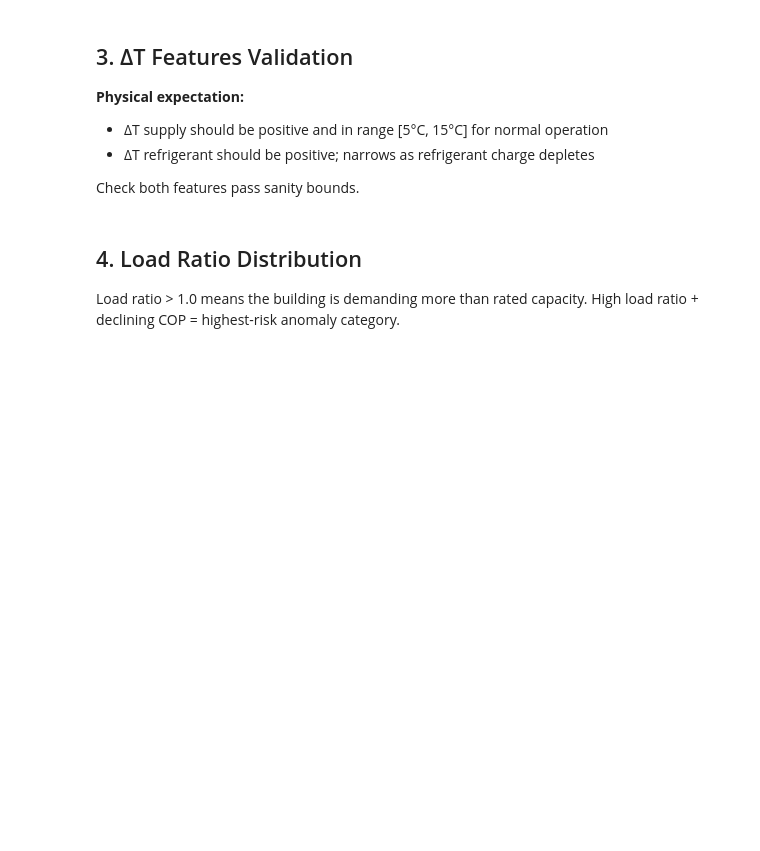
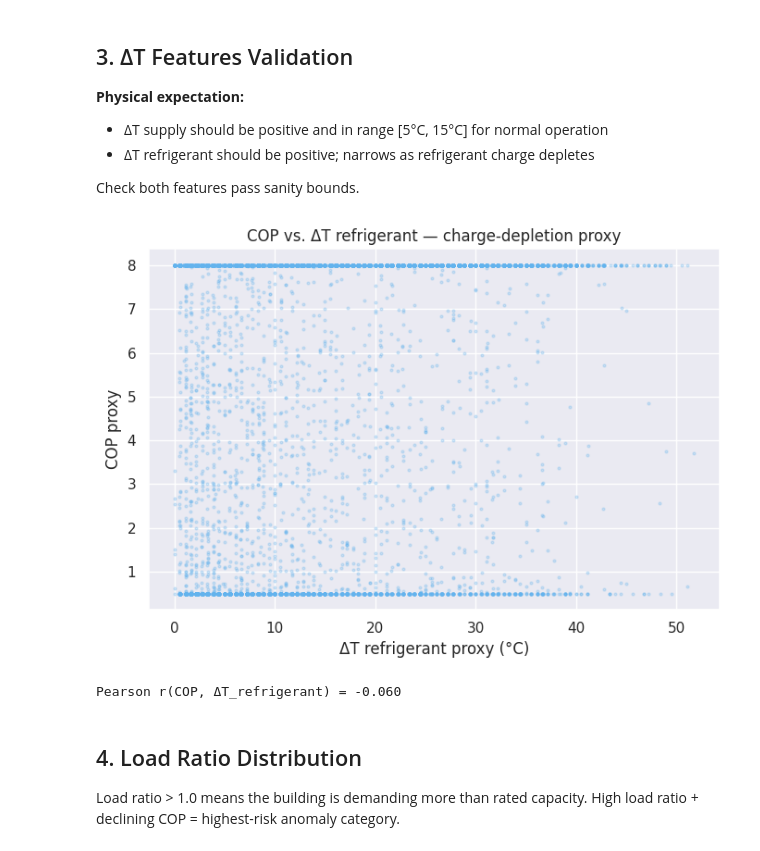
Before and after one commit to aalias01/hvac-equipment-health, a Jupyter notebook: notebooks/02_feature_engineering.ipynb, the cells around one changed output. Drawn from its saved outputs; the diff is of its cells as text; code cells hidden in the pictures; blank space fills up the shorter version.

```diff
--- a/notebooks/02_feature_engineering.ipynb
+++ b/notebooks/02_feature_engineering.ipynb
@@ -53,3 +79,20 @@ Check both features pass sanity bounds.
+# %%
+sample = df.sample(min(20000, len(df)), random_state=42)
+fig, ax = plt.subplots(figsize=(7, 5))
+ax.scatter(sample['delta_t_refrigerant_proxy'], sample['cop_proxy'],
+           s=4, alpha=0.25, color='#63b3ed')
+ax.set_xlabel('ΔT refrigerant proxy (°C)')
+ax.set_ylabel('COP proxy')
+ax.set_title('COP vs. ΔT refrigerant — charge-depletion proxy')
+plt.tight_layout()
+fig.savefig(figures / '02_cop_vs_deltaT.png', dpi=120)
+plt.show()
+
+corr = df[['cop_proxy', 'delta_t_refrigerant_proxy']].corr().iloc[0, 1]
+print(f'Pearson r(COP, ΔT_refrigerant) = {corr:.3f}')
+# %% [output]
+[figure, added]
+Pearson r(COP, ΔT_refrigerant) = -0.060
 # %% [markdown]
 ## 4. Load Ratio Distribution
 
```
Also changed, not shown: parts of 12 cells of this notebook, 22 other files.
